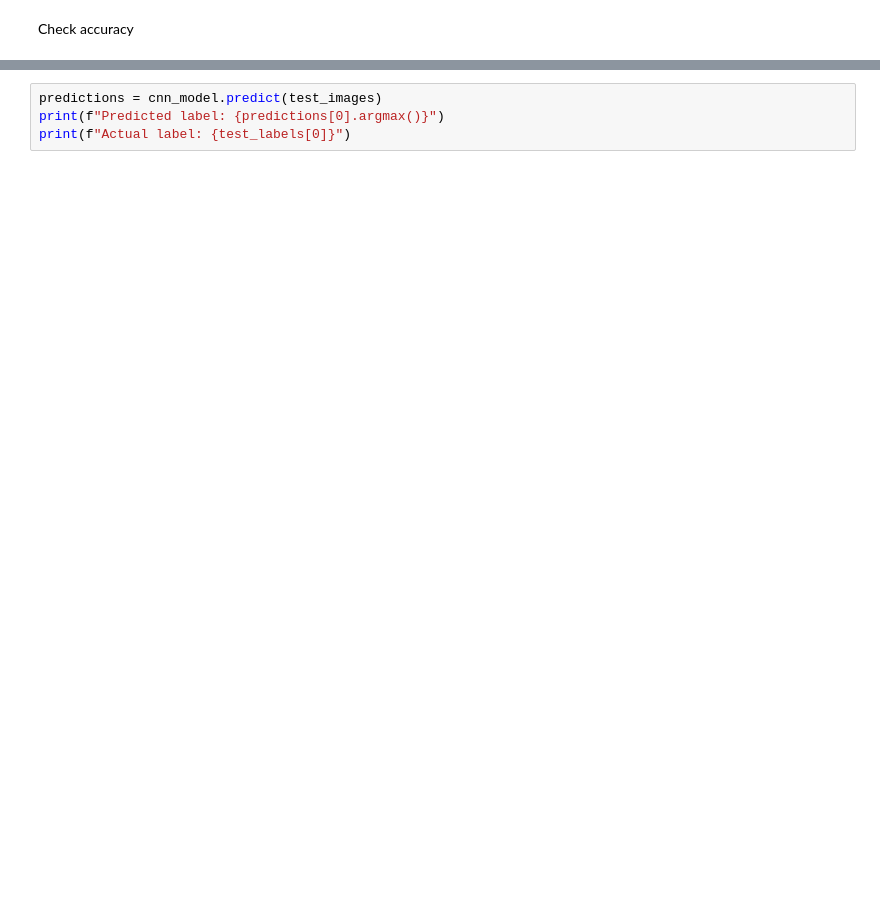
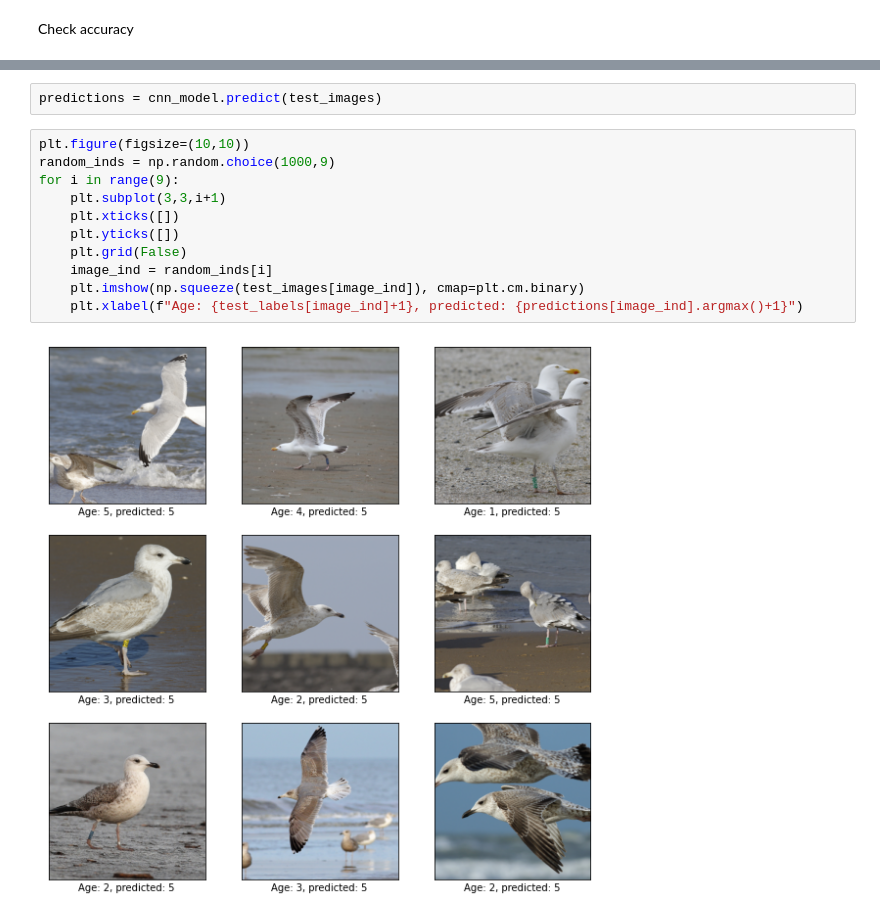
Before and after one commit to bazylip/gulls-ai-guide, a Jupyter notebook: gulls_guide.ipynb, the cells around one changed output, grey strips where cells are left out. Saved outputs shown, nothing was run; the diff lists cells and outputs as text; blank space fills up the shorter version.

```diff
--- a/gulls_guide.ipynb
+++ b/gulls_guide.ipynb
@@ -185,4 +252,15 @@ print('Test accuracy:', test_acc)
-# %%
-predictions = cnn_model.predict(test_images)
-print(f"Predicted label: {predictions[0].argmax()}")
-print(f"Actual label: {test_labels[0]}")
+# %%
+predictions = cnn_model.predict(test_images)
+# %%
+plt.figure(figsize=(10,10))
+random_inds = np.random.choice(1000,9)
+for i in range(9):
+    plt.subplot(3,3,i+1)
+    plt.xticks([])
+    plt.yticks([])
+    plt.grid(False)
+    image_ind = random_inds[i]
+    plt.imshow(np.squeeze(test_images[image_ind]), cmap=plt.cm.binary)
+    plt.xlabel(f"Age: {test_labels[image_ind]+1}, predicted: {predictions[image_ind].argmax()+1}")
+# %% [output]
+[figure, added]
```
Also changed, not shown: parts of 11 cells of this notebook.
